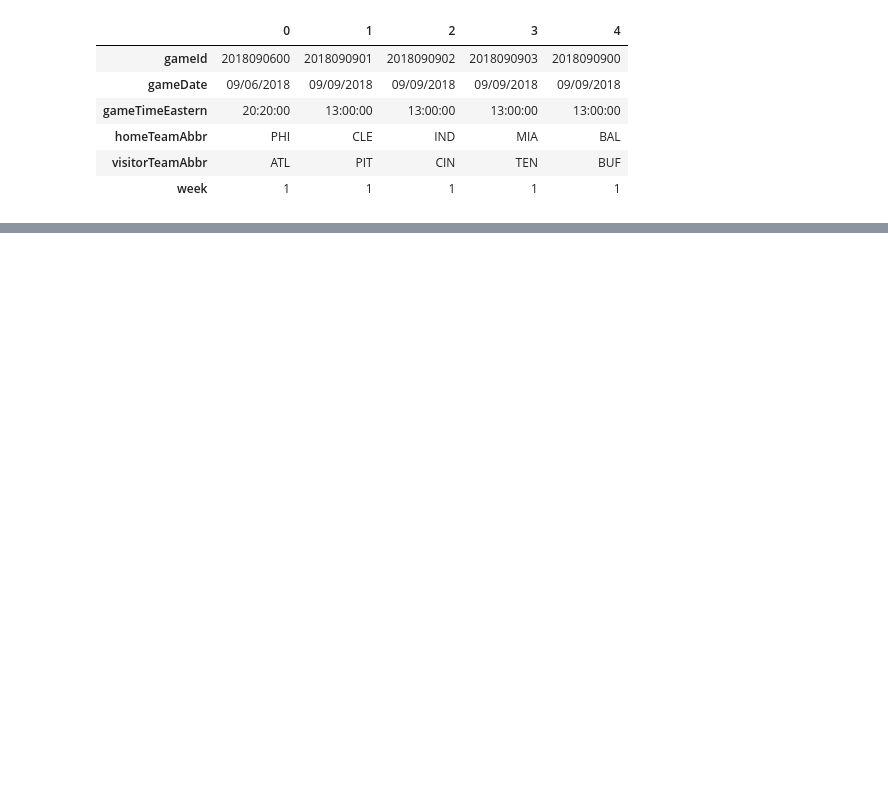
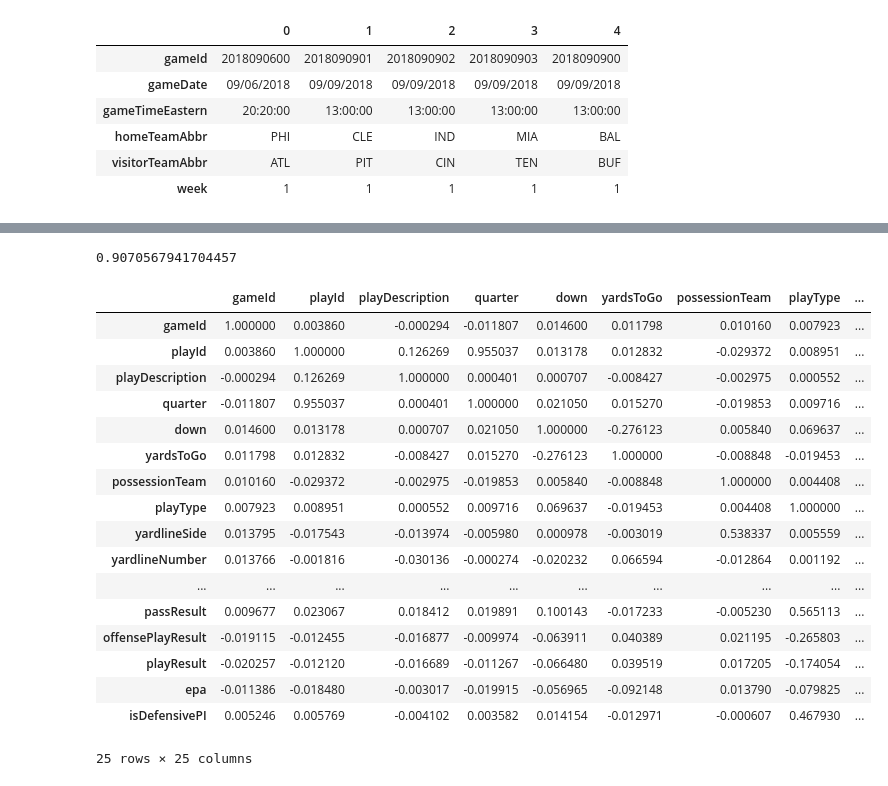
Before and after one commit to Nunnelee/Defense-NFL-data, a Jupyter notebook: nunnelee-nfl-defense-data.ipynb, the cells around one changed output, grey strips where cells are left out. Drawn from its saved outputs; the diff is of its cells as text; code cells hidden in the pictures; blank space fills up the shorter version.

```diff
--- a/nunnelee-nfl-defense-data.ipynb
+++ b/nunnelee-nfl-defense-data.ipynb
@@ -1303,0 +481,29 @@ yardsToGo determine the success rate for the defense. Nothing groundbreaking. Ne
+# %%
+# 94% accurate. Let's check the test set
+regr.fit(test_X, test_y)
+
+regr.score(test_X, test_y)
+# %% [output]
+0.9070567941704457
+# %%
+# Make a correlation matrix
+df_plays2.corr()
+# %% [output]
+|  | gameId | playId | playDescription | quarter | down | yardsToGo | possessionTeam | playType | ... |
+| gameId | 1.000000 | 0.003860 | -0.000294 | -0.011807 | 0.014600 | 0.011798 | 0.010160 | 0.007923 | ... |
+| playId | 0.003860 | 1.000000 | 0.126269 | 0.955037 | 0.013178 | 0.012832 | -0.029372 | 0.008951 | ... |
+| playDescription | -0.000294 | 0.126269 | 1.000000 | 0.000401 | 0.000707 | -0.008427 | -0.002975 | 0.000552 | ... |
+| quarter | -0.011807 | 0.955037 | 0.000401 | 1.000000 | 0.021050 | 0.015270 | -0.019853 | 0.009716 | ... |
+| down | 0.014600 | 0.013178 | 0.000707 | 0.021050 | 1.000000 | -0.276123 | 0.005840 | 0.069637 | ... |
+| yardsToGo | 0.011798 | 0.012832 | -0.008427 | 0.015270 | -0.276123 | 1.000000 | -0.008848 | -0.019453 | ... |
+| possessionTeam | 0.010160 | -0.029372 | -0.002975 | -0.019853 | 0.005840 | -0.008848 | 1.000000 | 0.004408 | ... |
+| playType | 0.007923 | 0.008951 | 0.000552 | 0.009716 | 0.069637 | -0.019453 | 0.004408 | 1.000000 | ... |
+| yardlineSide | 0.013795 | -0.017543 | -0.013974 | -0.005980 | 0.000978 | -0.003019 | 0.538337 | 0.005559 | ... |
+| yardlineNumber | 0.013766 | -0.001816 | -0.030136 | -0.000274 | -0.020232 | 0.066594 | -0.012864 | 0.001192 | ... |
+| ... | ... | ... | ... | ... | ... | ... | ... | ... | ... |
+| passResult | 0.009677 | 0.023067 | 0.018412 | 0.019891 | 0.100143 | -0.017233 | -0.005230 | 0.565113 | ... |
+| offensePlayResult | -0.019115 | -0.012455 | -0.016877 | -0.009974 | -0.063911 | 0.040389 | 0.021195 | -0.265803 | ... |
+| playResult | -0.020257 | -0.012120 | -0.016689 | -0.011267 | -0.066480 | 0.039519 | 0.017205 | -0.174054 | ... |
+| epa | -0.011386 | -0.018480 | -0.003017 | -0.019915 | -0.056965 | -0.092148 | 0.013790 | -0.079825 | ... |
+| isDefensivePI | 0.005246 | 0.005769 | -0.004102 | 0.003582 | 0.014154 | -0.012971 | -0.000607 | 0.467930 | ... |
+25 rows × 25 columns
```
Also changed, not shown: parts of 138 cells of this notebook.
